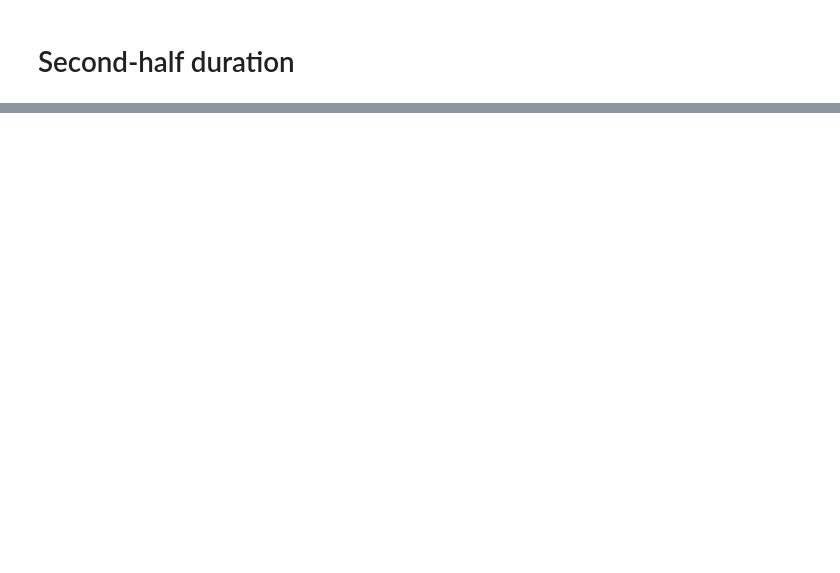
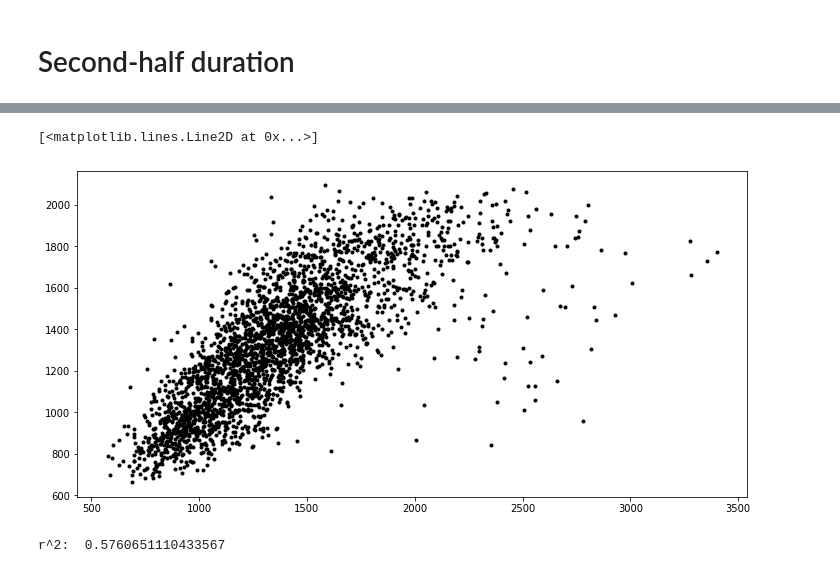
Before and after one commit to NixGD/bus-predictions, a Jupyter notebook: notebooks/Simple NN prediction.ipynb, the cells around one changed output, grey strips where cells are left out. Saved outputs shown, nothing was run; the diff lists cells and outputs as text; code cells hidden in the pictures; blank space fills up the shorter version.

```diff
--- a/notebooks/Simple NN prediction.ipynb
+++ b/notebooks/Simple NN prediction.ipynb
@@ -212,0 +394,27 @@ plt.plot(results.prediction, results.actual, ".k", alpha=.3)
+# %%
+debug=True
+
+(x_train, y_train), (x_test, y_test) = split_dataset(first_half_df, 'to_target')
+
+normalizer = layers.experimental.preprocessing.Normalization()
+normalizer.adapt(x_train)
+x_train = normalizer(x_train)
+x_test = normalizer(x_test)
+
+trip_data_train = x_train[:, :9]
+hist_data_train = x_train[:, 9:]
+
+trip_data_test = x_test[:, :9]
+hist_data_test = x_test[:, 9:]
+
+model.compile(optimizer=keras.optimizers.RMSprop(learning_rate=1e-3), loss="mean_squared_error")
+
+fit_args = {
+    "x":{"trip": trip_data_train, "history": hist_data_train},
+    "y": y_train,
+    "validation_data": ({"trip": trip_data_test, "history": hist_data_test}, y_test),
+    "batch_size": 16,
+    "epochs": 50,
+}
+
+history = model.fit(**fit_args)
@@ -212,0 +439,11 @@ plt.plot(results.prediction, results.actual, ".k", alpha=.3)
+# %%
+predictions = model.predict({"trip": trip_data_test, "history": hist_data_test})
+# %%
+plt.plot(y_test, predictions, ".k")
+# %% [output]
+[<matplotlib.lines.Line2D at 0x...>]
+[figure, added]
+# %%
+print("r^2: ", np.corrcoef(y_test, predictions.reshape(-1) )[0,1]**2)
+# %% [output]
+r^2:  0.5760651110433567
```
Also changed, not shown: parts of 15 cells of this notebook, 15 other files.
